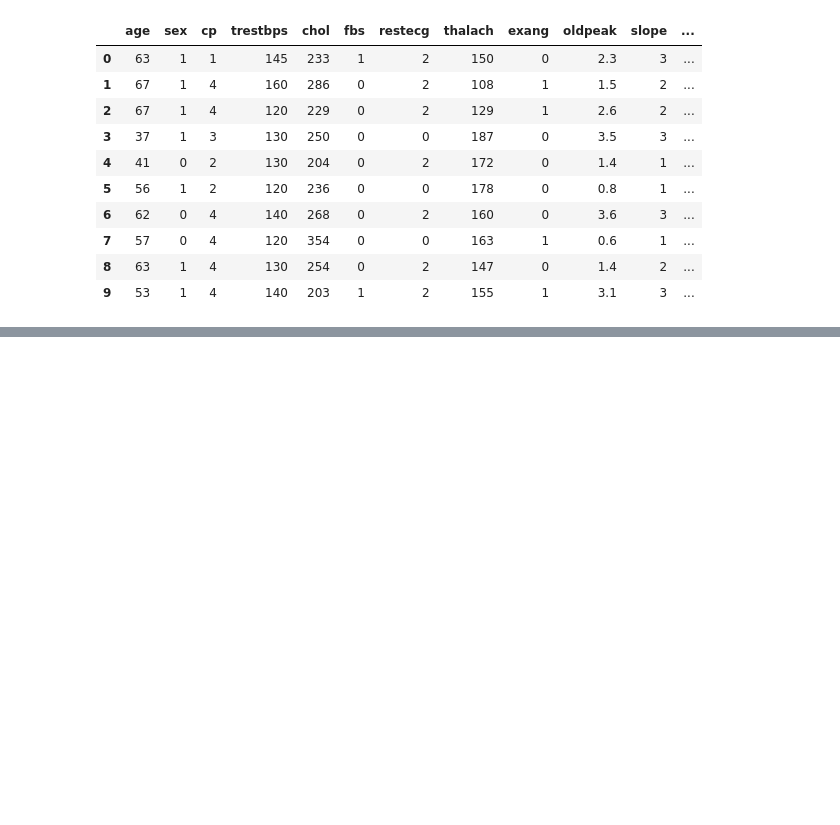
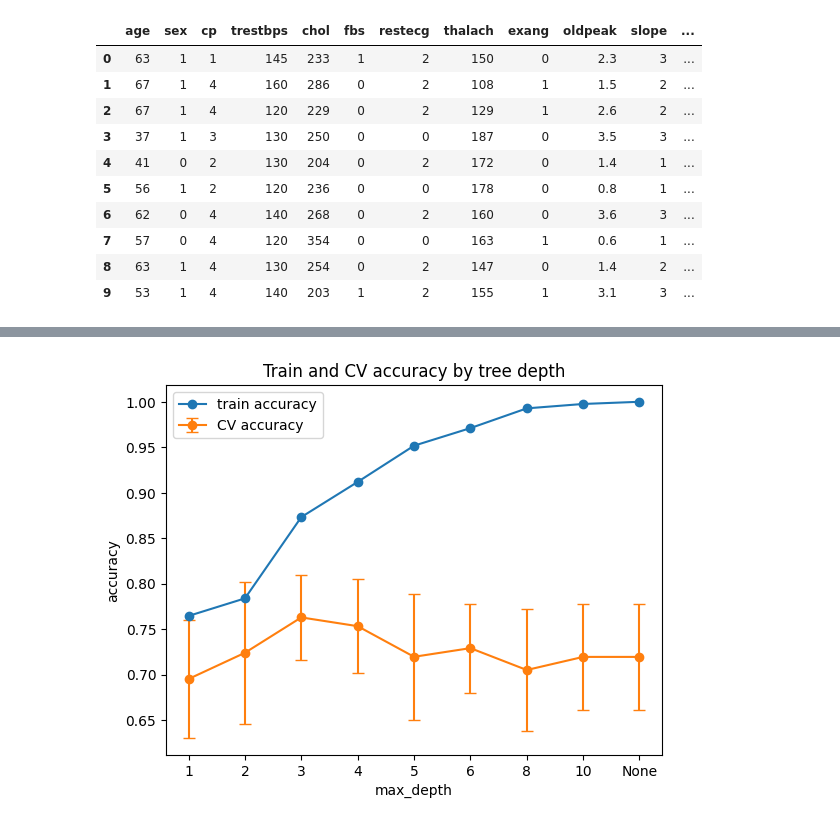
Before and after one commit to tura056/Turakhan_ML_task_2, a Jupyter notebook: Turakhan_task2.ipynb, the cells around one changed output, grey strips where cells are left out. Cells and saved outputs as stored; diff of their text form; code cells hidden in the pictures; blank space fills up the shorter version.

```diff
--- a/Turakhan_task2.ipynb
+++ b/Turakhan_task2.ipynb
@@ -36,0 +221,8 @@ data.head(10)
+# %%
+rows = []
+for d in [1, 2, 3, 4, 5, None]:
+    my_tree = build_tree(X_train, y_train, max_depth=d)
+    sk_tree = DecisionTreeClassifier(criterion="entropy", max_depth=d, random_state=SEED).fit(X_train, y_train)
+    same = np.mean(predict_tree(my_tree, X_test) == sk_tree.predict(X_test))
+    rows.append([str(d), same])
+print(pd.DataFrame(rows, columns=["max_depth", "same_fraction"]))
@@ -36,0 +237,17 @@ data.head(10)
+# %%
+# task 3
+
+from sklearn.model_selection import StratifiedKFold, cross_validate
+
+cv = StratifiedKFold(n_splits=5, shuffle=True, random_state=SEED)
+depths = [1, 2, 3, 4, 5, 6, 8, 10, None]
+
+rows = []
+for d in depths:
+    model = DecisionTreeClassifier(criterion="entropy", max_depth=d, random_state=SEED)
+    s = cross_validate(model, X_train, y_train, cv=cv, scoring="accuracy", return_train_score=True)
+    leaves = model.fit(X_train, y_train).get_n_leaves()
+    rows.append([str(d), leaves, s["train_score"].mean(), s["test_score"].mean(), s["test_score"].std()])
+
+depth_table = pd.DataFrame(rows, columns=["max_depth", "leaves", "train_acc", "cv_acc", "cv_std"])
+print(depth_table.round(4))
@@ -36,0 +265,12 @@ data.head(10)
+# %%
+x = range(len(depths))
+plt.errorbar(x, depth_table["train_acc"], label="train accuracy", marker="o")
+plt.errorbar(x, depth_table["cv_acc"], yerr=depth_table["cv_std"], label="CV accuracy", marker="o", capsize=4)
+plt.xticks(x, depth_table["max_depth"])
+plt.xlabel("max_depth")
+plt.ylabel("accuracy")
+plt.title("Train and CV accuracy by tree depth")
+plt.legend()
+plt.show()
+# %% [output]
+[figure, added]
```
Also changed, not shown: parts of 18 cells of this notebook.
